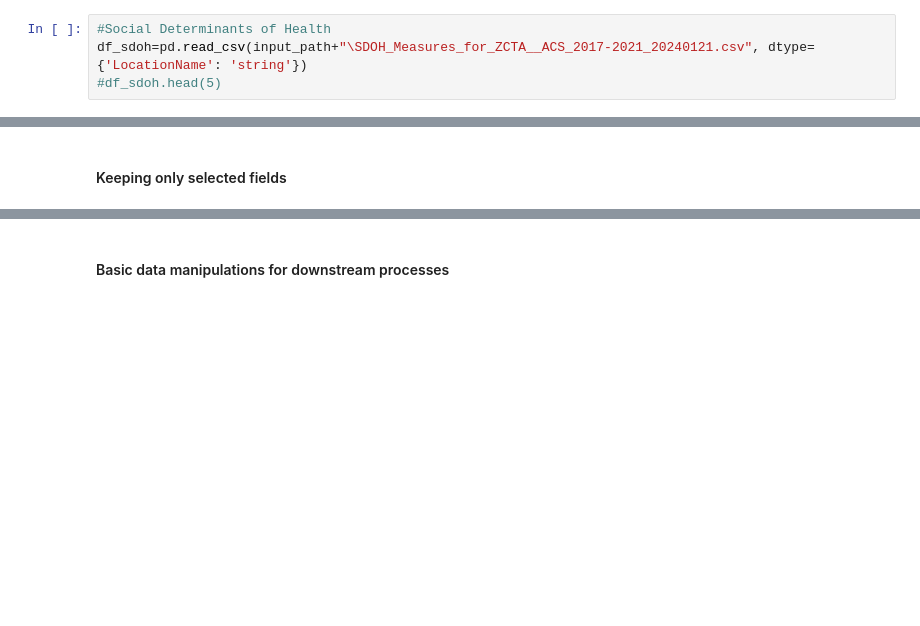
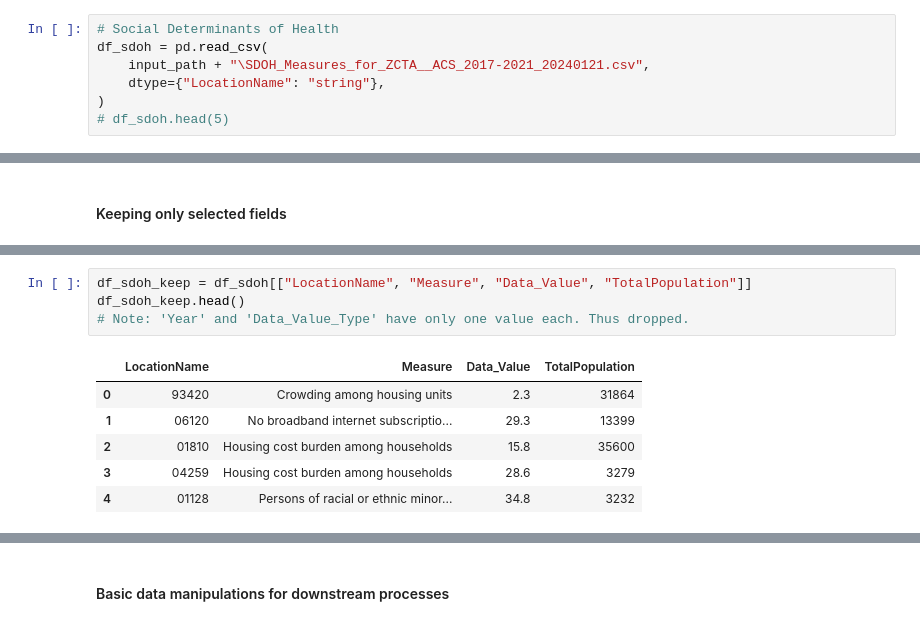
Before and after one commit to anuvrat-umich/siads_milestone1, a Jupyter notebook: src/input_data_exploration.ipynb, the cells around one changed output, grey strips where cells are left out. Drawn from its saved outputs; the diff is of its cells as text; blank space fills up the shorter version.

```diff
--- a/src/input_data_exploration.ipynb
+++ b/src/input_data_exploration.ipynb
@@ -31,5 +37,8 @@ df_health_outcomes=pd.read_csv(input_path+"\PLACES__Local_Data_for_Better_Health
 # %%
-#Social Determinants of Health
-df_sdoh=pd.read_csv(input_path+"\SDOH_Measures_for_ZCTA__ACS_2017-2021_20240121.csv", dtype={'LocationName': 'string'})
-#df_sdoh.head(5)
+# Social Determinants of Health
+df_sdoh = pd.read_csv(
+    input_path + "\SDOH_Measures_for_ZCTA__ACS_2017-2021_20240121.csv",
+    dtype={"LocationName": "string"},
+)
+# df_sdoh.head(5)
 # %%
@@ -103,0 +149,11 @@ display(df_state_public_spend.head(5))
+# %%
+df_sdoh_keep = df_sdoh[["LocationName", "Measure", "Data_Value", "TotalPopulation"]]
+df_sdoh_keep.head()
+# Note: 'Year' and 'Data_Value_Type' have only one value each. Thus dropped.
+# %% [output]
+|  | LocationName | Measure | Data_Value | TotalPopulation |
+| 0 | 93420 | Crowding among housing units | 2.3 | 31864 |
+| 1 | 06120 | No broadband internet subscriptio... | 29.3 | 13399 |
+| 2 | 01810 | Housing cost burden among households | 15.8 | 35600 |
+| 3 | 04259 | Housing cost burden among households | 28.6 | 3279 |
+| 4 | 01128 | Persons of racial or ethnic minor... | 34.8 | 3232 |
```
Also changed, not shown: parts of 41 cells of this notebook, 15 other files.
